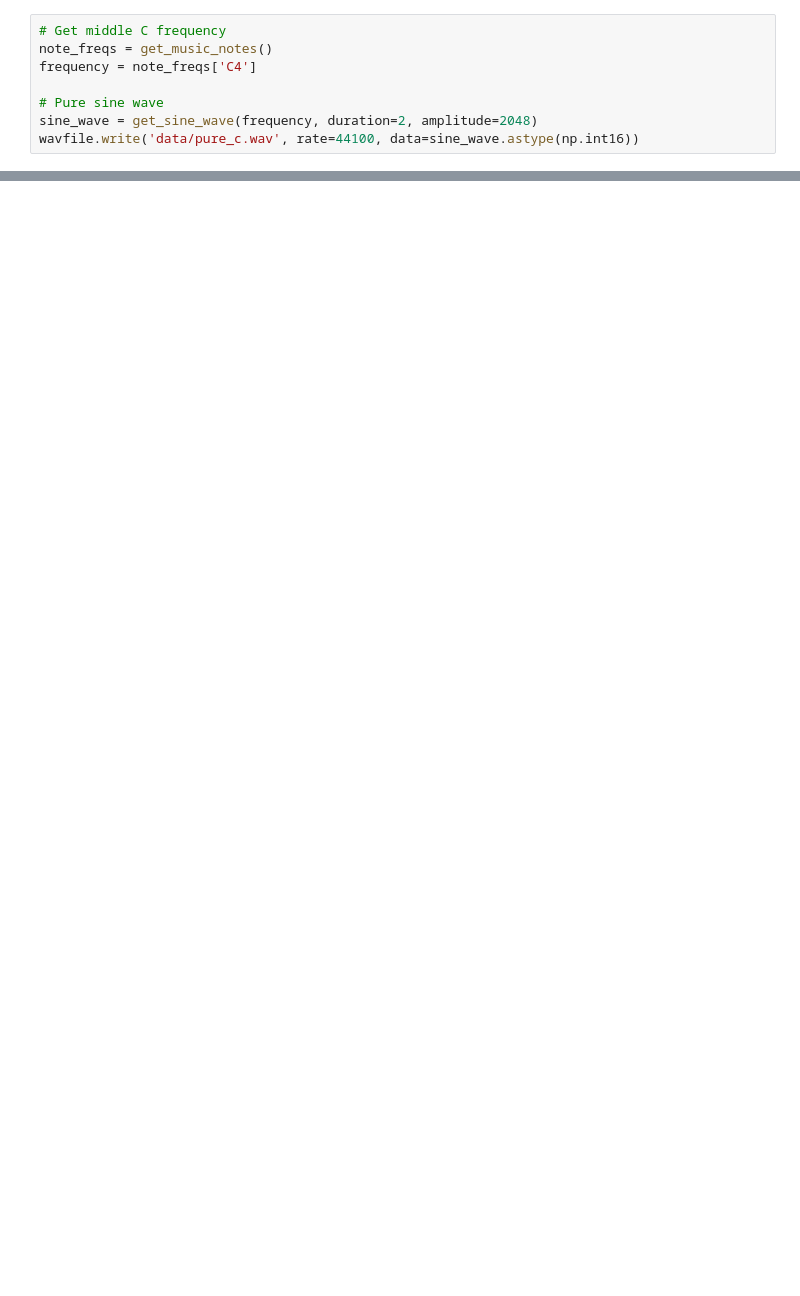
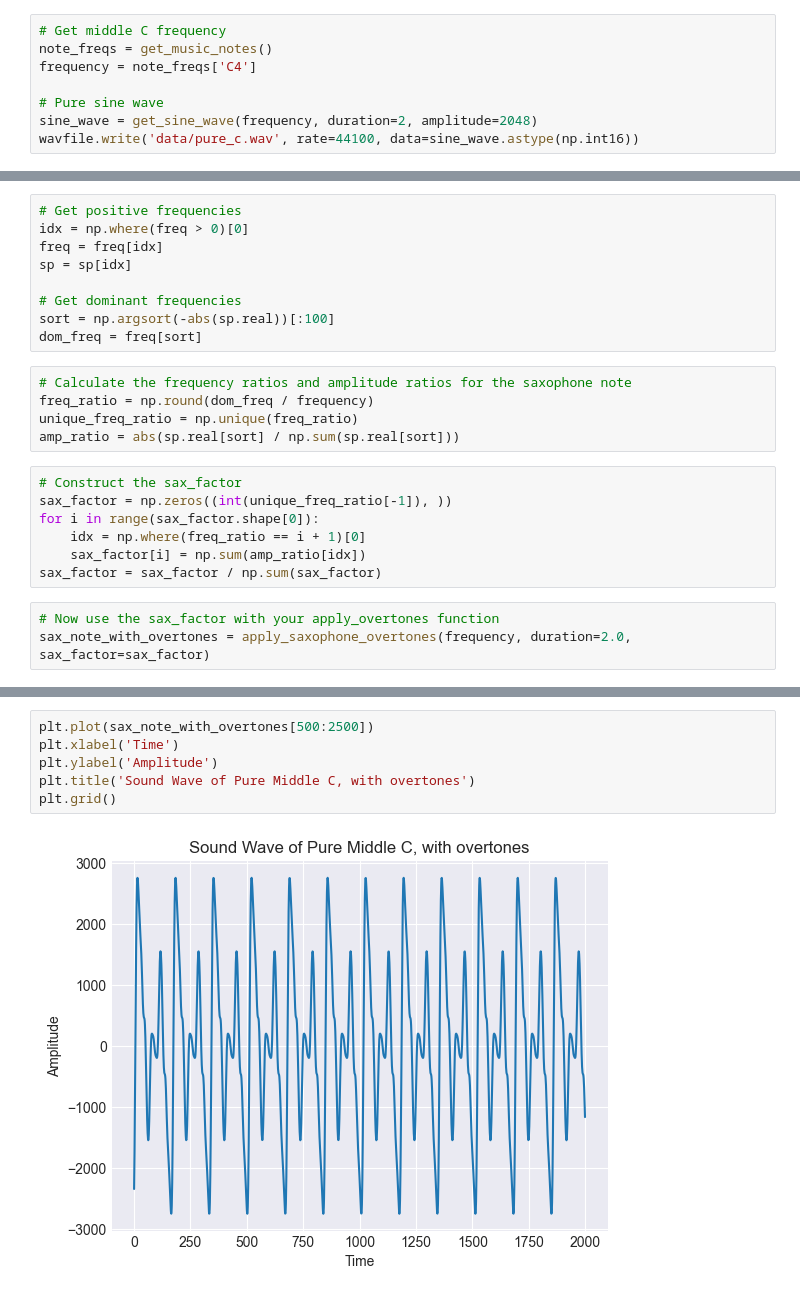
Before and after one commit to boriakinola01/Speech_Audio, a Jupyter notebook: Analysis.ipynb, the cells around one changed output, grey strips where cells are left out. Saved outputs shown, nothing was run; the diff lists cells and outputs as text; blank space fills up the shorter version.

Commit message:
added the overtones

```diff
--- a/Analysis.ipynb
+++ b/Analysis.ipynb
@@ -43,0 +107,24 @@ ipd.Audio(sine_wave, rate=44100, normalize=True)
+# %%
+# Get positive frequencies
+idx = np.where(freq > 0)[0]
+freq = freq[idx]
+sp = sp[idx]
+
+# Get dominant frequencies
+sort = np.argsort(-abs(sp.real))[:100]
+dom_freq = freq[sort]
+# %%
+# Calculate the frequency ratios and amplitude ratios for the saxophone note
+freq_ratio = np.round(dom_freq / frequency)
+unique_freq_ratio = np.unique(freq_ratio)
+amp_ratio = abs(sp.real[sort] / np.sum(sp.real[sort]))
+# %%
+# Construct the sax_factor
+sax_factor = np.zeros((int(unique_freq_ratio[-1]), ))
+for i in range(sax_factor.shape[0]):
+    idx = np.where(freq_ratio == i + 1)[0]
+    sax_factor[i] = np.sum(amp_ratio[idx])
+sax_factor = sax_factor / np.sum(sax_factor)
+# %%
+# Now use the sax_factor with your apply_overtones function
+sax_note_with_overtones = apply_saxophone_overtones(frequency, duration=2.0, sax_factor=sax_factor)
@@ -43,0 +135,8 @@ ipd.Audio(sine_wave, rate=44100, normalize=True)
+# %%
+plt.plot(sax_note_with_overtones[500:2500])
+plt.xlabel('Time')
+plt.ylabel('Amplitude')
+plt.title('Sound Wave of Pure Middle C, with overtones')
+plt.grid()
+# %% [output]
+[figure, added]
```
Also changed, not shown: parts of 19 cells of this notebook, 7 other files.
